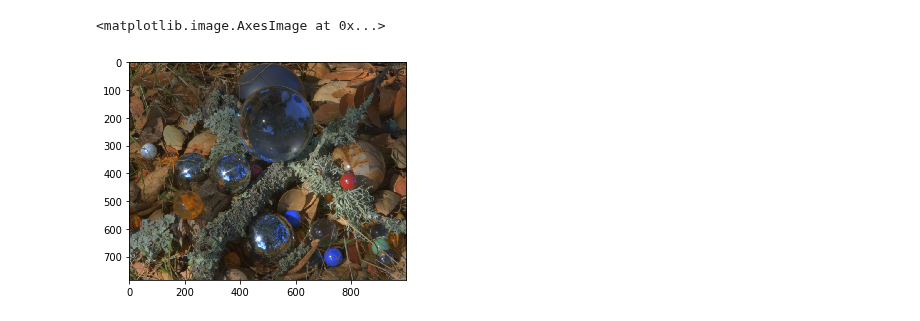
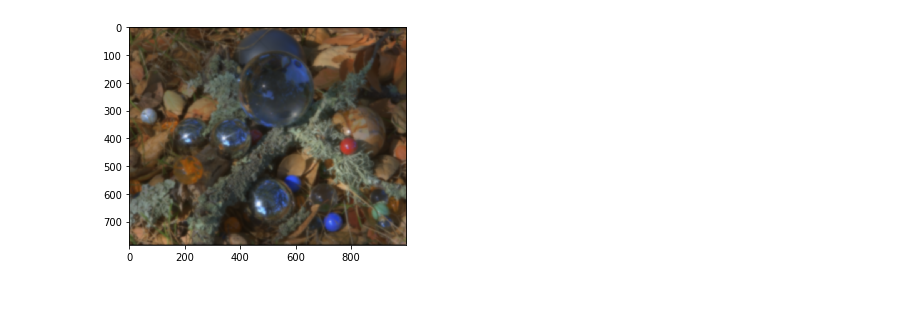
Before and after one commit to jegerud/Sciprog2020project, a Jupyter notebook: src/ipynb/implisitt.ipynb, the cells around one changed output. Saved outputs shown, nothing was run; the diff lists cells and outputs as text; code cells hidden in the pictures.

```diff
--- a/src/ipynb/implisitt.ipynb
+++ b/src/ipynb/implisitt.ipynb
@@ -1,23 +1,23 @@
 # %%
 import sys
 sys.path.insert(0, '../')
 import numpy as np
 import matplotlib.pyplot as plt
 import imageio
 from scipy.sparse import spdiags
 from scipy.sparse.linalg import spsolve
 import Source.implisitt as imp
 
 file= '../../hdr-bilder/Balls/Balls_00032.png'
 u=imageio.imread(file)
 #u = np.sum(u.astype(float),2) /(3*255)   # konverter til gråtone
 u = u.astype(float) / 255
 u[u<0]=0
 u[u>1]=1
 
-image=imp.implisitt(u)
+image=imp.implisitt(u,n=3, alpha=2,rgb=True)
 plt.figure()
 plt.imshow(image)
+plt.show()
 # %% [output]
-<matplotlib.image.AxesImage at 0x...>
-[figure, old version]
+[figure, new version]
```
Also changed, not shown: 1 other file.
